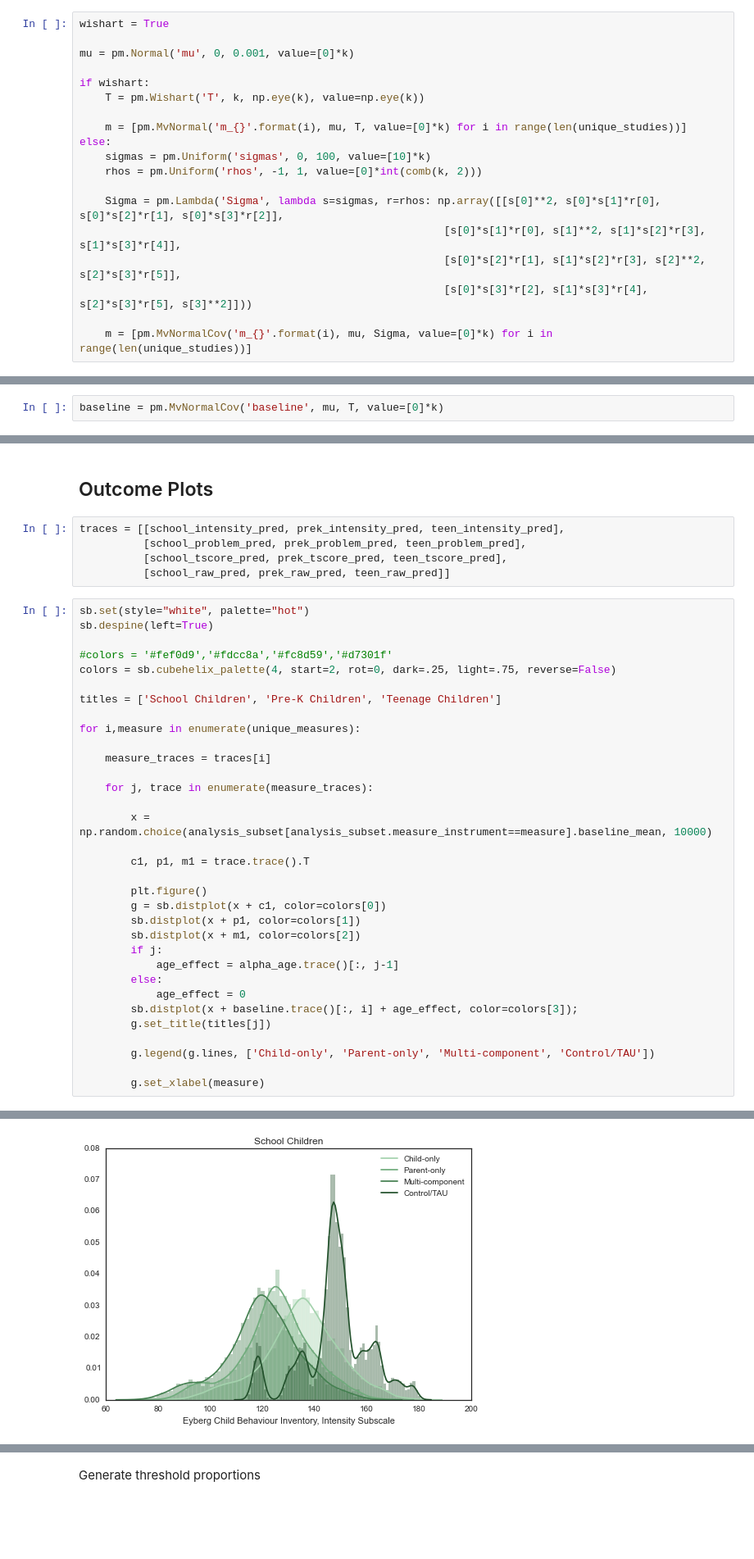
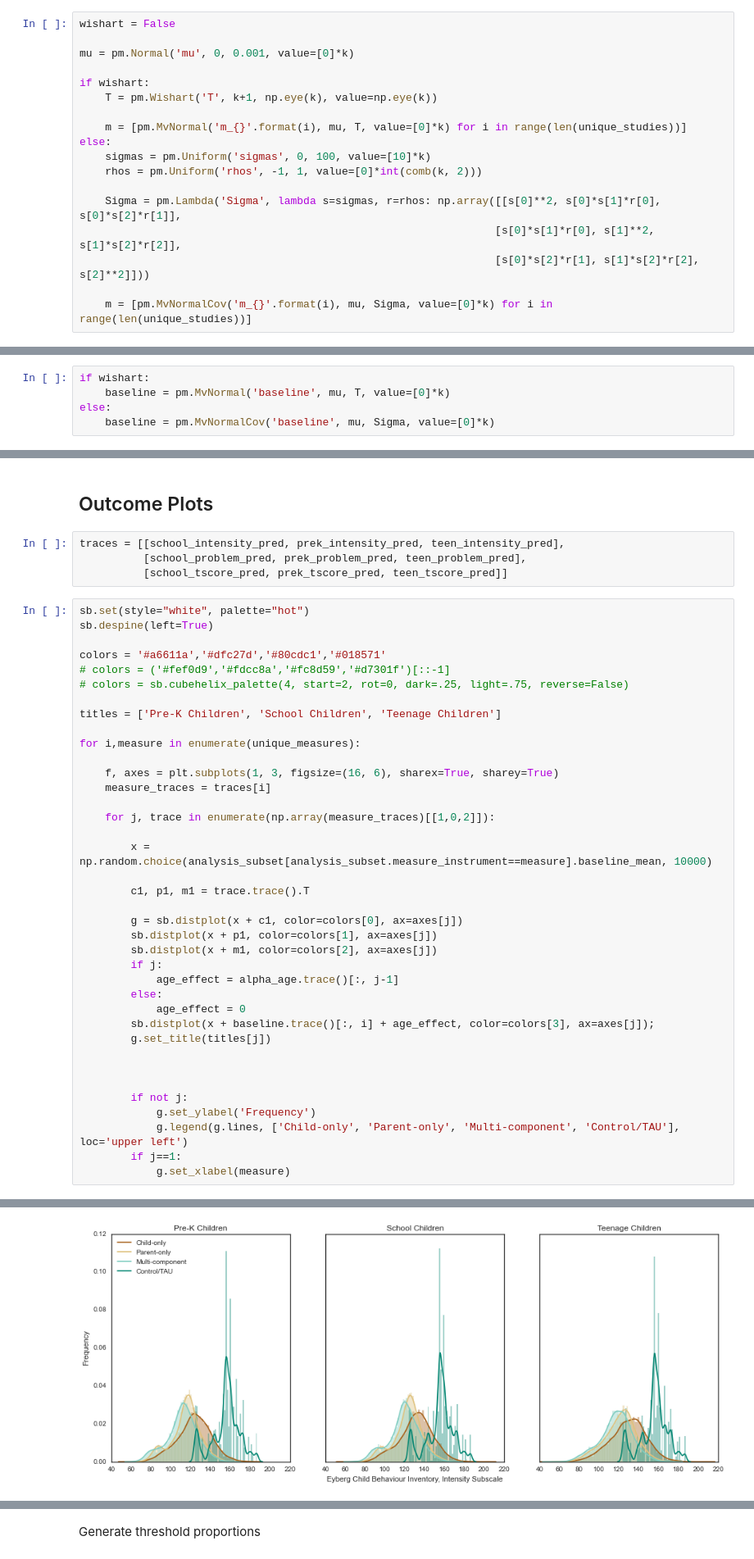
Before and after one commit to fonnesbeck/disruptive_behavior_disorder_MA, a Jupyter notebook: Disruptive Behavior Disorder Meta-analysis.ipynb, the cells around one changed output, grey strips where cells are left out. Shown at 82% size. Cells and saved outputs as stored; diff of their text form; blank space fills up the shorter version.

```diff
--- a/Disruptive Behavior Disorder Meta-analysis.ipynb
+++ b/Disruptive Behavior Disorder Meta-analysis.ipynb
@@ -514,22 +552,21 @@ $$\left({
 # %% [markdown]
 Means for each study are a draw from a multivariate normal.
 # %%
-wishart = True
+wishart = False
 
 mu = pm.Normal('mu', 0, 0.001, value=[0]*k)
 
 if wishart:
-    T = pm.Wishart('T', k, np.eye(k), value=np.eye(k))
+    T = pm.Wishart('T', k+1, np.eye(k), value=np.eye(k))
 
     m = [pm.MvNormal('m_{}'.format(i), mu, T, value=[0]*k) for i in range(len(unique_studies))]
 else:
     sigmas = pm.Uniform('sigmas', 0, 100, value=[10]*k)
     rhos = pm.Uniform('rhos', -1, 1, value=[0]*int(comb(k, 2)))
 
-    Sigma = pm.Lambda('Sigma', lambda s=sigmas, r=rhos: np.array([[s[0]**2, s[0]*s[1]*r[0], s[0]*s[2]*r[1], s[0]*s[3]*r[2]],
-                                                         [s[0]*s[1]*r[0], s[1]**2, s[1]*s[2]*r[3], s[1]*s[3]*r[4]],
-                                                         [s[0]*s[2]*r[1], s[1]*s[2]*r[3], s[2]**2, s[2]*s[3]*r[5]],
-                                                         [s[0]*s[3]*r[2], s[1]*s[3]*r[4], s[2]*s[3]*r[5], s[3]**2]]))
+    Sigma = pm.Lambda('Sigma', lambda s=sigmas, r=rhos: np.array([[s[0]**2, s[0]*s[1]*r[0], s[0]*s[2]*r[1]],
+                                                                 [s[0]*s[1]*r[0], s[1]**2, s[1]*s[2]*r[2]],
+                                                                 [s[0]*s[2]*r[1], s[1]*s[2]*r[2], s[2]**2]]))
 
     m = [pm.MvNormalCov('m_{}'.format(i), mu, Sigma, value=[0]*k) for i in range(len(unique_studies))]
 # %% [markdown]
@@ -621,4 +658,7 @@ def theta(m=m, betas=betas, alpha_age=alpha_age):
 # %% [markdown]
 Expected treatment effect for pre-K undergoing multi-component intervention, measused by Eyberg Child Behaviour Inventory, Intensity Subscale
 # %%
-baseline = pm.MvNormalCov('baseline', mu, T, value=[0]*k)
+if wishart:
+    baseline = pm.MvNormal('baseline', mu, T, value=[0]*k)
+else:
+    baseline = pm.MvNormalCov('baseline', mu, Sigma, value=[0]*k)
@@ -823,41 +885,45 @@ Plotting alpha_age_1
 # %%
 traces = [[school_intensity_pred, prek_intensity_pred, teen_intensity_pred],
           [school_problem_pred, prek_problem_pred, teen_problem_pred],
-          [school_tscore_pred, prek_tscore_pred, teen_tscore_pred],
-          [school_raw_pred, prek_raw_pred, teen_raw_pred]]
+          [school_tscore_pred, prek_tscore_pred, teen_tscore_pred]]
 # %%
 sb.set(style="white", palette="hot")
 sb.despine(left=True)
 
-#colors = '#fef0d9','#fdcc8a','#fc8d59','#d7301f'
-colors = sb.cubehelix_palette(4, start=2, rot=0, dark=.25, light=.75, reverse=False)
+colors = '#a6611a','#dfc27d','#80cdc1','#018571'
+# colors = ('#fef0d9','#fdcc8a','#fc8d59','#d7301f')[::-1]
+# colors = sb.cubehelix_palette(4, start=2, rot=0, dark=.25, light=.75, reverse=False)
 
-titles = ['School Children', 'Pre-K Children', 'Teenage Children']
+titles = ['Pre-K Children', 'School Children', 'Teenage Children']
 
 for i,measure in enumerate(unique_measures):
 
+    f, axes = plt.subplots(1, 3, figsize=(16, 6), sharex=True, sharey=True)
     measure_traces = traces[i]
 
-    for j, trace in enumerate(measure_traces):
+    for j, trace in enumerate(np.array(measure_traces)[[1,0,2]]):
 
         x = np.random.choice(analysis_subset[analysis_subset.measure_instrument==measure].baseline_mean, 10000)
 
         c1, p1, m1 = trace.trace().T
 
-        plt.figure()
-        g = sb.distplot(x + c1, color=colors[0])
-        sb.distplot(x + p1, color=colors[1])
-        sb.distplot(x + m1, color=colors[2])
+        g = sb.distplot(x + c1, color=colors[0], ax=axes[j])
+        sb.distplot(x + p1, color=colors[1], ax=axes[j])
+        sb.distplot(x + m1, color=colors[2], ax=axes[j])
         if j:
             age_effect = alpha_age.trace()[:, j-1]
         else:
             age_effect = 0
-        sb.distplot(x + baseline.trace()[:, i] + age_effect, color=colors[3]);
+        sb.distplot(x + baseline.trace()[:, i] + age_effect, color=colors[3], ax=axes[j]);
         g.set_title(titles[j])
 
-        g.legend(g.lines, ['Child-only', 'Parent-only', 'Multi-component', 'Control/TAU'])
 
-        g.set_xlabel(measure)
+
+        if not j:
+            g.set_ylabel('Frequency')
+            g.legend(g.lines, ['Child-only', 'Parent-only', 'Multi-component', 'Control/TAU'], loc='upper left')
+        if j==1:
+            g.set_xlabel(measure)
 # %% [output]
 <matplotlib.figure.Figure at 0x...>
-[figure, old version]
+[figure, new version]
```
Also changed, not shown: parts of 79 cells of this notebook, 1 other file.
